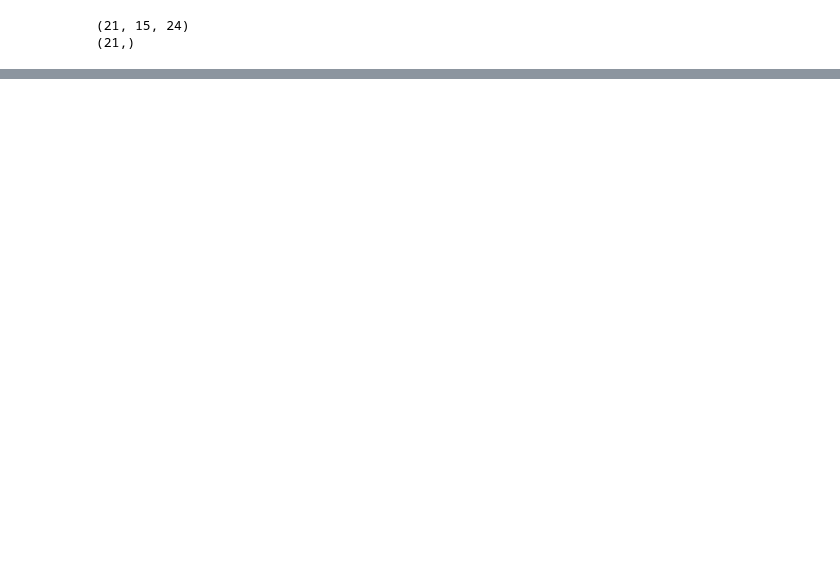
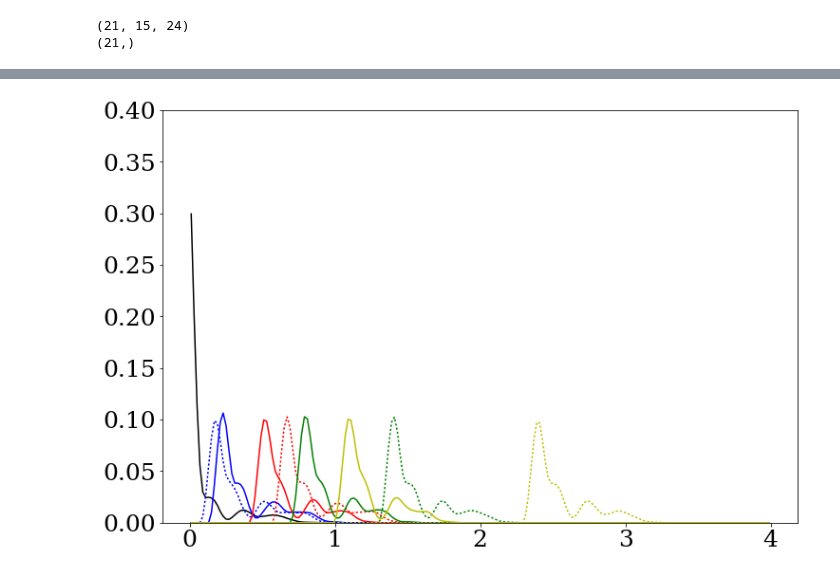
Before and after one commit to CoastalHazardsVT/ReadRemoteData, a Jupyter notebook: Create_Plots.ipynb, the cells around one changed output, grey strips where cells are left out. Saved outputs shown, nothing was run; the diff lists cells and outputs as text; code cells hidden in the pictures; blank space fills up the shorter version.

```diff
--- a/Create_Plots.ipynb
+++ b/Create_Plots.ipynb
@@ -233,7 +304,8 @@ def weibull(u,shape,scale):
 # %%
 from scipy.interpolate import UnivariateSpline
 n=len(y2100_s)
-xx=linspace(0.0,4,41)
+xx=linspace(0.0,4,201)
+#xx=40
 p_2000, x_2000 = histogram(y2000_s, bins=xx,normed=True) # bin it into n = N/10 bins
 x_2000 = x_2000[:-1] + (x_2000[1] - x_2000[0])/2   # convert bin edges to centers
 
@@ -270,3 +342,80 @@ x_2200_a = x_2200_a[:-1] + (x_2200_a[1] - x_2200_a[0])/2   # convert bin edges t
 #f = UnivariateSpline(x, p, s=10)
 #plot(x, f(x))
 #dummy = f(x)
+# %%
+def normalize(arr):
+    sum_arr=sum(arr)
+    arr = [_/sum_arr for _ in arr]
+    arr = array(arr)
+    return arr
+# %%
+#print len(pdf)
+#plot(pdf)
+#print pdf
+#dummy= check_distr(p_2200)
+np_2000 = smooth(p_2000,10)
+
+np_2050 = smooth(p_2050,10)
+np_2050[np_2050<0] =0
+np_2050_a = smooth(p_2050_a,10)
+np_2050_a[np_2050_a<0] =0
+
+
+np_2100 = smooth(p_2100,10)
+np_2100[np_2100<0] =0
+np_2100_a = smooth(p_2100_a,10)
+np_2100_a[np_2100_a<0] =0
+
+
+
+np_2150 = smooth(p_2150,10)
+np_2150[np_2150<0] =0
+np_2150_a = smooth(p_2150_a,10)
+np_2150_a[np_2150_a<0] =0
+
+
+
+np_2200 = smooth(p_2200,10)
+np_2200[np_2200<0] =0
+np_2200_a = smooth(p_2200_a,10)
+np_2200_a[np_2200_a<0] =0
+
+
+plot(x_2000,normalize(np_2000),'k-')
+
+
+
+
+plot(x_2050,normalize(np_2050),'b-')
+plot(x_2050,normalize(np_2050_a),'b:')
+
+plot(x_2100,normalize(np_2100),'r-')
+plot(x_2100,normalize(np_2100_a),'r:')
+
+
+plot(x_2150,normalize(np_2150),'g-')
+plot(x_2150,normalize(np_2150_a),'g:')
+
+
+plot(x_2200,normalize(np_2200),'y-')
+plot(x_2200,normalize(np_2200_a),'y:')
+
+
+
+# plot(x_2050, smooth(normalize(p_2050_a)), 'b:')
+
+
+# plot(x_2100, smooth(normalize(p_2100)), 'r-')
+# plot(x_2100, smooth(normalize(p_2100_a)), 'r:')
+
+# plot(x_2150, smooth(normalize(p_2150)), 'g-')
+# plot(x_2150, smooth(normalize(p_2150_a)), 'g:')
+
+# plot(x_2200, smooth(normalize(p_2200)), 'y-')
+# plot(x_2200, smooth(normalize(p_2200_a)), 'y:')
+
+#xlim(0,10)
+ylim(0,.4)
+#plot(x_2000, p_2000, 'go')
+#plot(n_x, g2, 'g-', linewidth=6, alpha=.6)
+# %% [output]
@@ -272,0 +423 @@ x_2200_a = x_2200_a[:-1] + (x_2200_a[1] - x_2200_a[0])/2   # convert bin edges t
+[figure, added]
```
Also changed, not shown: parts of 21 cells of this notebook, 1 other file.
